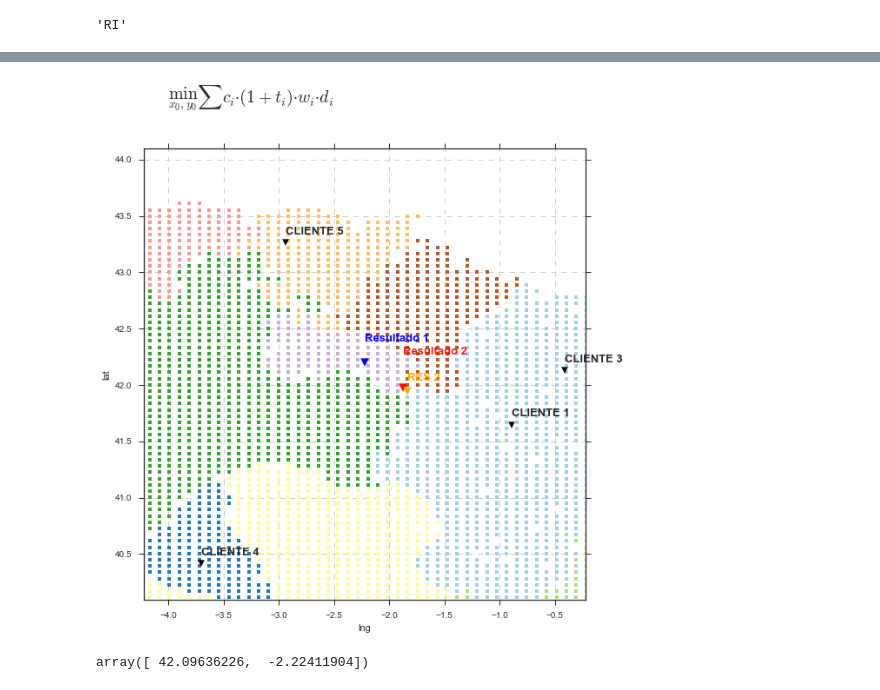
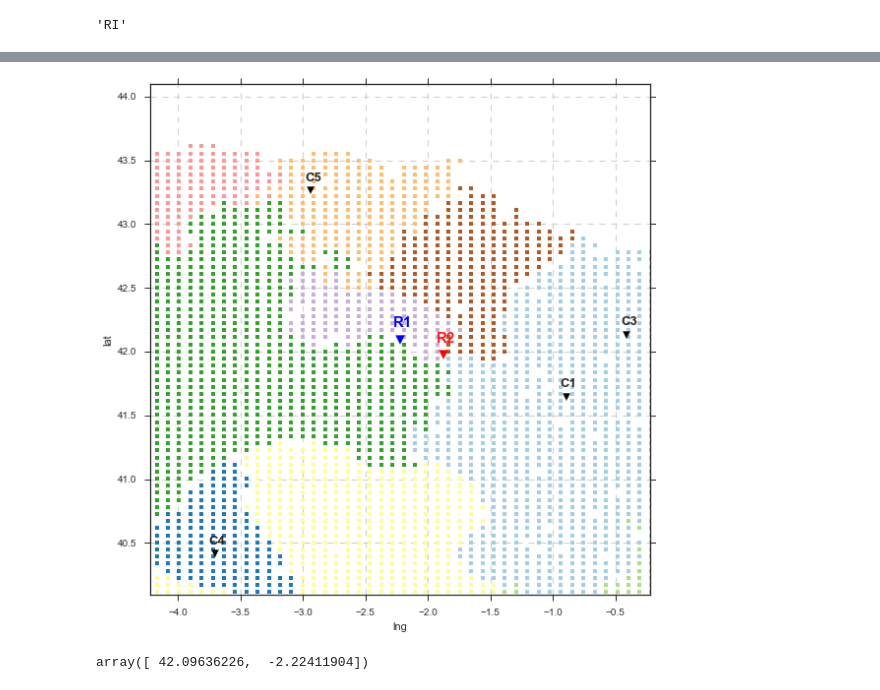
Before and after one commit to fagan2888/SIAD, a Jupyter notebook: Trabajo Grupo/mapa.ipynb, the cells around one changed output, grey strips where cells are left out. Saved outputs shown, nothing was run; the diff lists cells and outputs as text; code cells hidden in the pictures.

```diff
--- a/Trabajo Grupo/mapa.ipynb
+++ b/Trabajo Grupo/mapa.ipynb
@@ -382,8 +383,8 @@ def func_obj(xy0):
     res = sum(wi * ci*(1 + impuesto_ca(xy0)) * di(xy0))
     return res
 # %%
-rrange = (slice(spain_xys.lat.min(),spain_xys.lat.max(), 0.25),
-          slice(spain_xys.lng.min(), spain_xys.lat.max(), 0.25))
+rrange = (slice(spain_xys.lat.min(),spain_xys.lat.max(), 0.2),
+          slice(spain_xys.lng.min(), spain_xys.lng.max(), 0.2))
 # %%
 res2 = brute(func_obj, rrange)
 # %%
@@ -525,9 +504,9 @@ color = sns.color_palette("Paired", 17)
 n_color = list(map(int,'9  7 15 14 12 16 10  1  6  8 11 13  0  2  3  4  5'.split()))
 
 # PINTAR TERRITORIO
-for i, region in enumerate(muestra_xys[muestra_xys.pais == 'ES'].ca.unique()):
+for i, region in enumerate(spain_xys[spain_xys.pais == 'ES'].ca.unique()):
     i = n_color[i]
-    muestra_xys[muestra_xys.ca == region].plot(kind='scatter',
+    spain_xys[spain_xys.ca == region].plot(kind='scatter',
                                                x='lng',
                                                y='lat',
                                                alpha=1,
@@ -546,9 +525,9 @@ for i, (y, x) in enumerate(zip(data_clientes.lat.values, data_clientes.lng.value
                 marker='v',
                 s=50)
 
-    plt.text(x,
+    plt.text(x-0.05,
              y + 0.08,
-             'CLIENTE %s' % (i+1),
+             'C%s' % (i+1),
              weight='bold',
              fontsize=13)
 
@@ -556,71 +535,47 @@ for i, (y, x) in enumerate(zip(data_clientes.lat.values, data_clientes.lng.value
 
 res = res1
 plt.scatter(res[1],
-            res[0]*1.0025,
+            res[0],
             color='blue',
             marker='v',
             s=80)
 
-plt.text(res[1],
-         res[0] + 0.3,
-         'Resultado 1',
+plt.text(res[1]-0.05,
+         res[0] + 0.1,
+         'R1',
          weight='bold',
          color='blue',
-         fontsize=13)
+         fontsize=15)
 
 # RESULTADO 2
 
 res = res2
 
 plt.scatter(res[1],
             res[0],
             color='red',
             marker='v',
             s=80)
 
-plt.text(res[1],
-         res[0] + 0.3,
-         'Resultado 2',
+plt.text(res[1]-0.05,
+         res[0] + 0.1,
+         'R2',
          weight='bold',
          color='red',
          alpha=.9,
-         fontsize=13)
-
-# RESULTADO 2. MUESTRA
-
-res = res2_muestra
-
-plt.scatter(res[1],
-            res[0],
-            color='orange',
-            marker='v',
-            alpha = .9,
-            s=80)
-
-plt.text(res[1],
-         res[0]+.1,
-         'RES 2',
-         weight='bold',
-         color='orange',
-         fontsize=13)
-
-plt.text(-4,
-         44.5,
-         '$\min_{x_0,y_0}{\sum{c_i·(1 + t_i)·w_i·d_i}}$',
-         weight='bold',
-         fontsize=20)
+         fontsize=15)
 
 plt.xlim(-10,4)
 ax.grid(True, linestyle='--')
 
 c = 4
 cx = c-2
 res = res1
 plt.xlim(res[1] - cx, res[1] + cx)
 plt.ylim(res[0] - c+2, res[0] + c-2)
 plt.tight_layout()
 # %% [output]
-[figure, old version]
+[figure, new version]
 # %%
 res1
 # %% [output]
```
Also changed, not shown: parts of 19 cells of this notebook, 10 other files.
